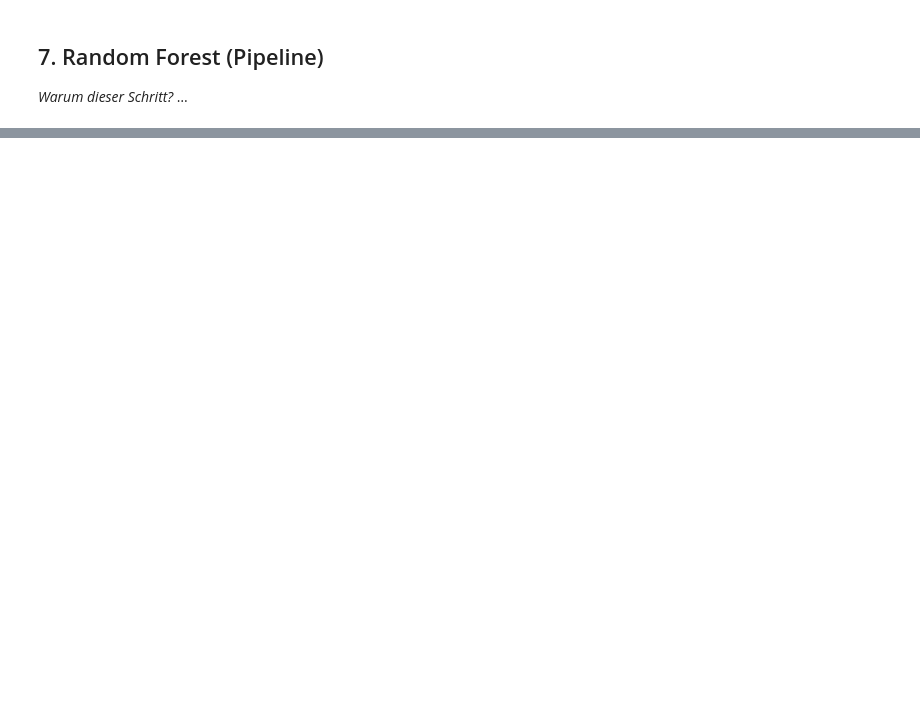
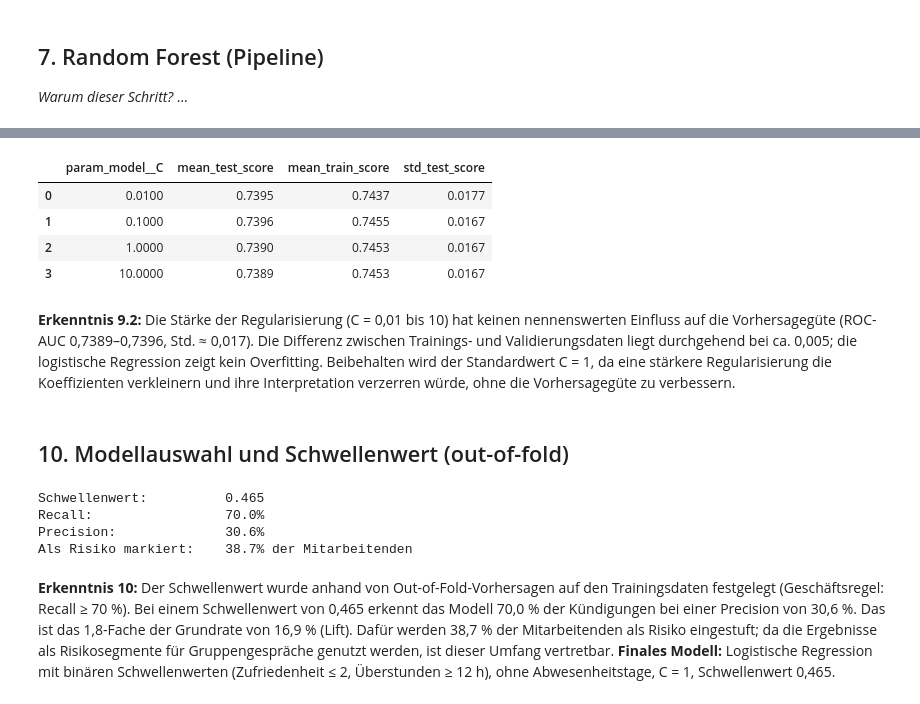
Before and after one commit to adrianmrizo/sonnenfeld-fluktuation, a Jupyter notebook: notebooks/02_modellierung.ipynb, the cells around one changed output, grey strips where cells are left out. Cells and saved outputs as stored; diff of their text form; code cells hidden in the pictures; blank space fills up the shorter version.

```diff
--- a/notebooks/02_modellierung.ipynb
+++ b/notebooks/02_modellierung.ipynb
@@ -94,0 +474,66 @@ mit `gehalt_final`, mit binären Schwellenwerten für die logistische Regression
+# %%
+# Tune regularisation strength C of the final logistic regression
+# (smaller C = stronger regularisation = simpler model)
+logreg_final = build_model("logreg", ohne_abwesenheit + schwellen, cat)
+param_grid_lr = {"model__C": [0.01, 0.1, 1, 10]}
+
+grid_lr = GridSearchCV(logreg_final, param_grid_lr, cv=cv, scoring="roc_auc", return_train_score=True)
+grid_lr.fit(X_train_all, y_train)
+
+with pd.option_context("display.float_format", "{:.4f}".format):
+    display(pd.DataFrame(grid_lr.cv_results_)[
+        ["param_model__C", "mean_test_score", "mean_train_score", "std_test_score"]
+    ])
+# %% [output]
+|  | param_model__C | mean_test_score | mean_train_score | std_test_score |
+| 0 | 0.0100 | 0.7395 | 0.7437 | 0.0177 |
+| 1 | 0.1000 | 0.7396 | 0.7455 | 0.0167 |
+| 2 | 1.0000 | 0.7390 | 0.7453 | 0.0167 |
+| 3 | 10.0000 | 0.7389 | 0.7453 | 0.0167 |
+# %% [markdown]
+**Erkenntnis 9.2:** Die Stärke der Regularisierung (C = 0,01 bis 10) hat keinen nennenswerten
+Einfluss auf die Vorhersagegüte (ROC-AUC 0,7389–0,7396, Std. ≈ 0,017). Die Differenz zwischen
+Trainings- und Validierungsdaten liegt durchgehend bei ca. 0,005; die logistische Regression
+zeigt kein Overfitting. Beibehalten wird der Standardwert C = 1, da eine stärkere
+Regularisierung die Koeffizienten verkleinern und ihre Interpretation verzerren würde,
+ohne die Vorhersagegüte zu verbessern.
+# %% [markdown]
+## 10.  Modellauswahl und Schwellenwert (out-of-fold)
+# %%
+from sklearn.model_selection import cross_val_predict
+from sklearn.metrics import precision_recall_curve
+
+# Final model: logistic regression with threshold features, without absence, C = 1
+modell_final = build_model("logreg", ohne_abwesenheit + schwellen, cat)
+
+# Out-of-fold probabilities: each employee is scored by a model that never saw them
+proba_oof = cross_val_predict(modell_final, X_train_all, y_train, cv=cv, method="predict_proba")[:, 1]
+
+# Precision and recall for every possible threshold
+precision, recall, schwellen_werte = precision_recall_curve(y_train, proba_oof)
+
+# Business rule: highest threshold that still reaches recall >= 70 %
+ZIEL_RECALL = 0.70
+kandidaten = recall[:-1] >= ZIEL_RECALL           # recall/precision have one more entry than thresholds
+idx = np.where(kandidaten)[0][-1]                  # last index = highest threshold meeting the target
+schwellenwert = schwellen_werte[idx]
+
+anteil_markiert = (proba_oof >= schwellenwert).mean()
+print(f"Schwellenwert:          {schwellenwert:.3f}")
+print(f"Recall:                 {recall[idx]:.1%}")
+print(f"Precision:              {precision[idx]:.1%}")
+print(f"Als Risiko markiert:    {anteil_markiert:.1%} der Mitarbeitenden")
+# %% [output]
+Schwellenwert:          0.465
+Recall:                 70.0%
+Precision:              30.6%
+Als Risiko markiert:    38.7% der Mitarbeitenden
+# %% [markdown]
+**Erkenntnis 10:** Der Schwellenwert wurde anhand von Out-of-Fold-Vorhersagen auf den
+Trainingsdaten festgelegt (Geschäftsregel: Recall ≥ 70 %). Bei einem Schwellenwert von 0,465
+erkennt das Modell 70,0 % der Kündigungen bei einer Precision von 30,6 %. Das ist das
+1,8-Fache der Grundrate von 16,9 % (Lift). Dafür werden 38,7 % der Mitarbeitenden als
+Risiko eingestuft; da die Ergebnisse als Risikosegmente für Gruppengespräche genutzt werden,
+ist dieser Umfang vertretbar.
+**Finales Modell:** Logistische Regression mit binären Schwellenwerten (Zufriedenheit ≤ 2,
+Überstunden ≥ 12 h), ohne Abwesenheitstage, C = 1, Schwellenwert 0,465.
```
Also changed, not shown: parts of 28 cells of this notebook.
